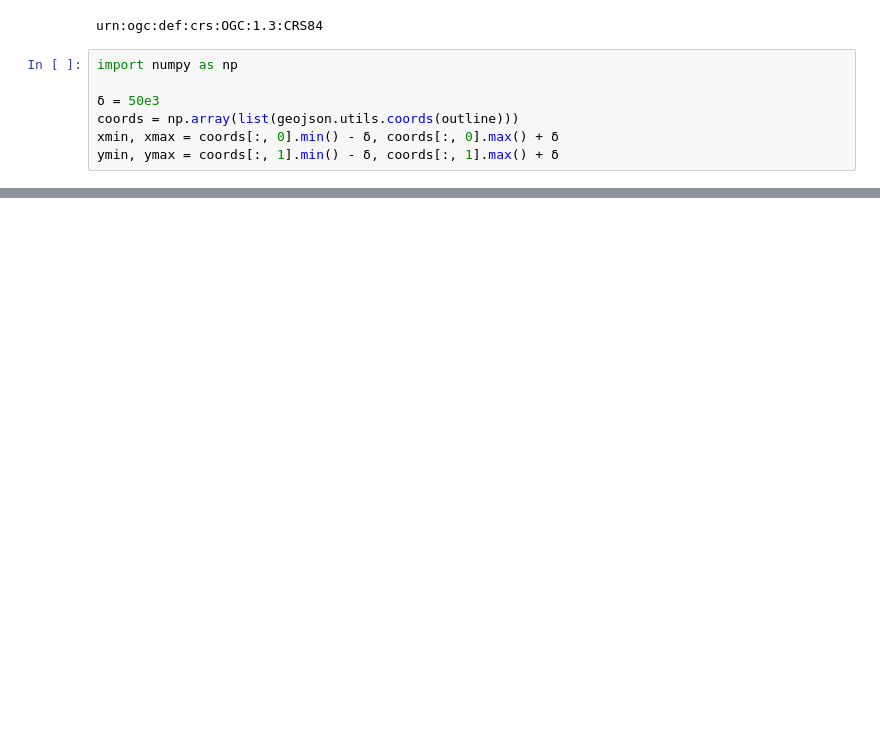
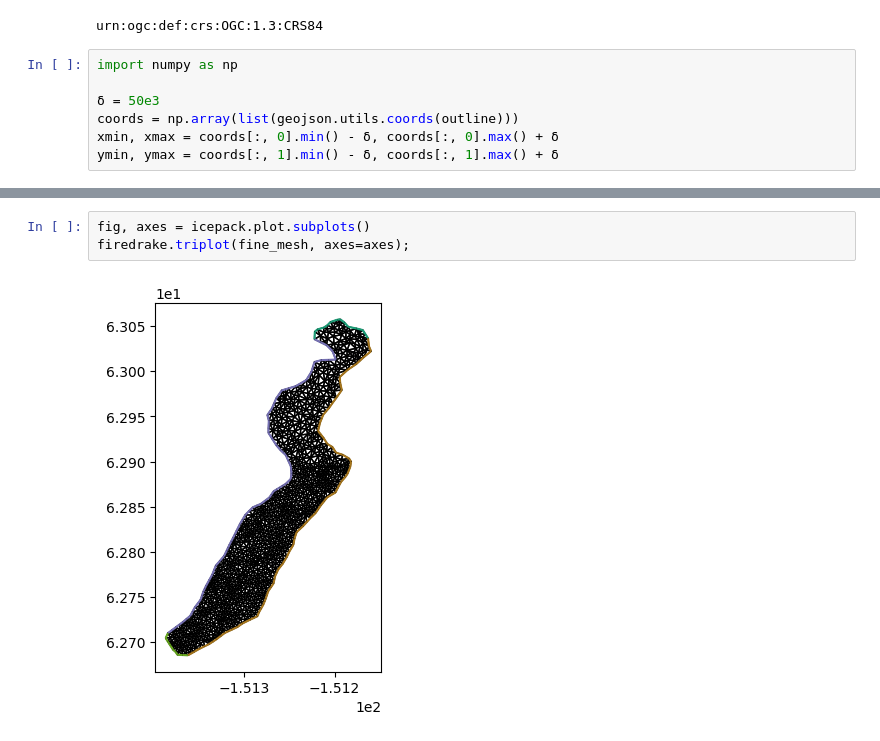
Before and after one commit to HUSILEBAI/icepack, a Jupyter notebook: ALK_test01.ipynb, the cells around one changed output, grey strips where cells are left out. Saved outputs shown, nothing was run; the diff lists cells and outputs as text; blank space fills up the shorter version.

```diff
--- a/ALK_test01.ipynb
+++ b/ALK_test01.ipynb
@@ -60,0 +154,5 @@ firedrake.triplot(mesh, axes=axes)
+# %%
+fig, axes = icepack.plot.subplots()
+firedrake.triplot(fine_mesh, axes=axes);
+# %% [output]
+[figure, added]
```
Also changed, not shown: parts of 26 cells of this notebook.
